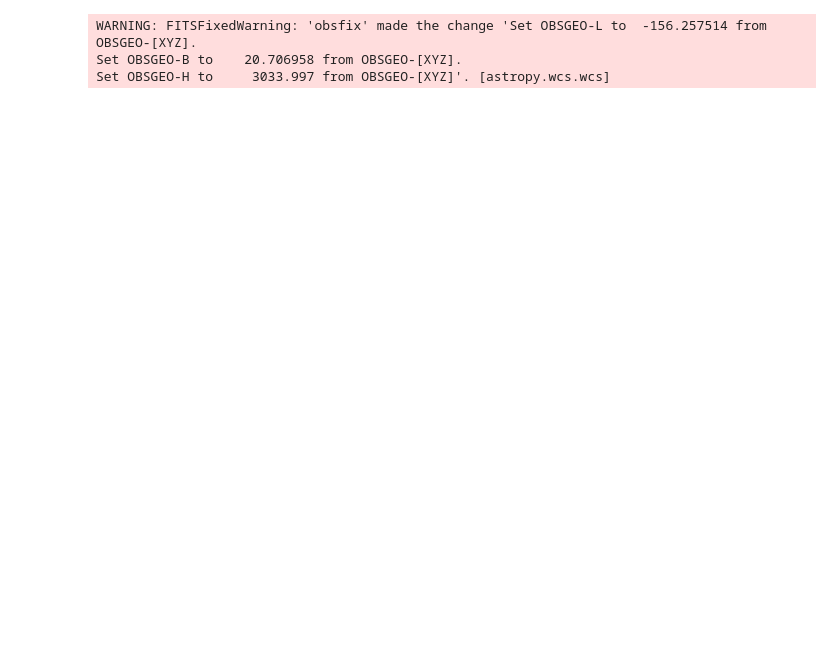
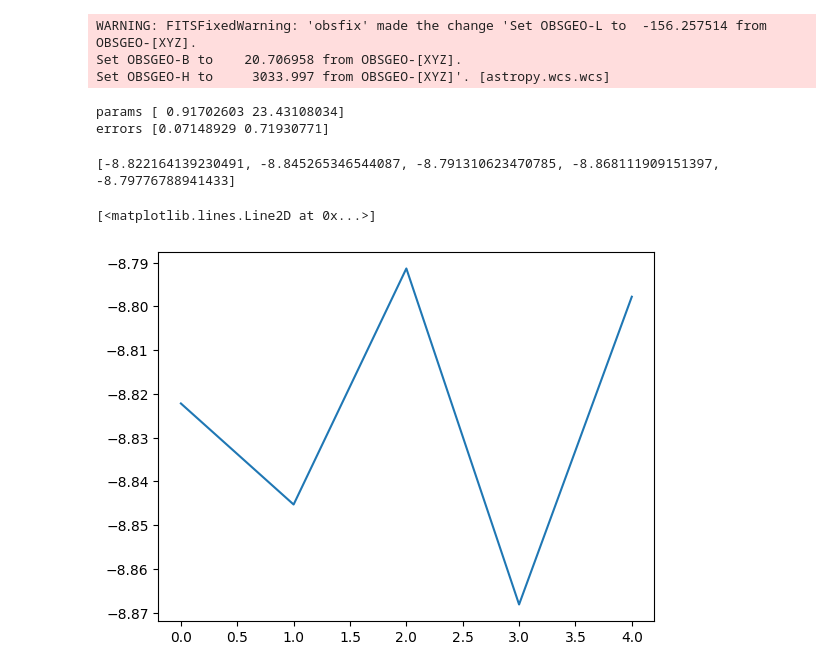
Before and after one commit to Sewhitebook/TRIPP-Pipeline, a Jupyter notebook: photometry_multi_functionalized.ipynb, the cells around one changed output. Saved outputs shown, nothing was run; the diff lists cells and outputs as text; code cells hidden in the pictures; blank space fills up the shorter version.

```diff
--- a/photometry_multi_functionalized.ipynb
+++ b/photometry_multi_functionalized.ipynb
@@ -122,3 +199,16 @@ set1.create_reference_stars()
 WARNING: FITSFixedWarning: 'obsfix' made the change 'Set OBSGEO-L to  -156.257514 from OBSGEO-[XYZ].
 Set OBSGEO-B to    20.706958 from OBSGEO-[XYZ].
 Set OBSGEO-H to     3033.997 from OBSGEO-[XYZ]'. [astropy.wcs.wcs]
+# %%
+set1.frame_list[0].calibrate_frame()
+# %% [output]
+params [ 0.91702603 23.43108034]
+errors [0.07148929 0.71930771]
+# %%
+test_star_mags = []
+for i in range(len(set1.frame_list)):
+    test_star_mags.append(set1.frame_list[i].star_list[0].instrumental_mag)
+# %% [output]
+[-8.822164139230491, -8.845265346544087, -8.791310623470785, -8.868111909151397, -8.79776788941433]
+[<matplotlib.lines.Line2D at 0x...>]
+[figure, added]
```
Also changed, not shown: parts of 4 cells of this notebook, 1 other file.
